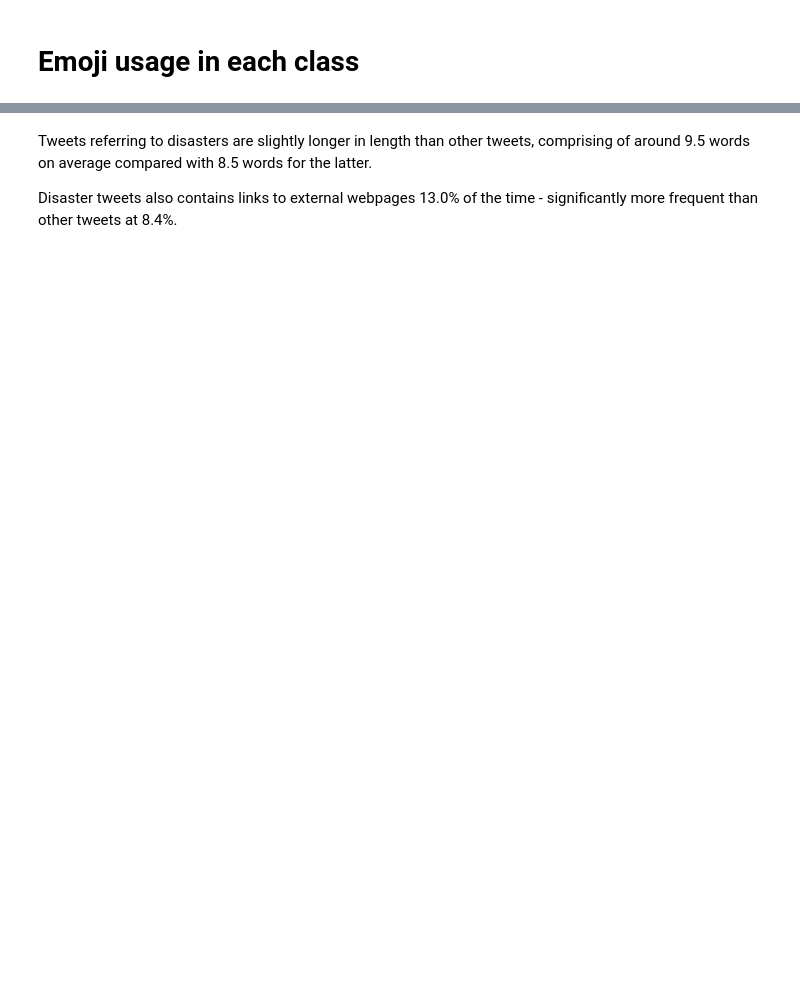
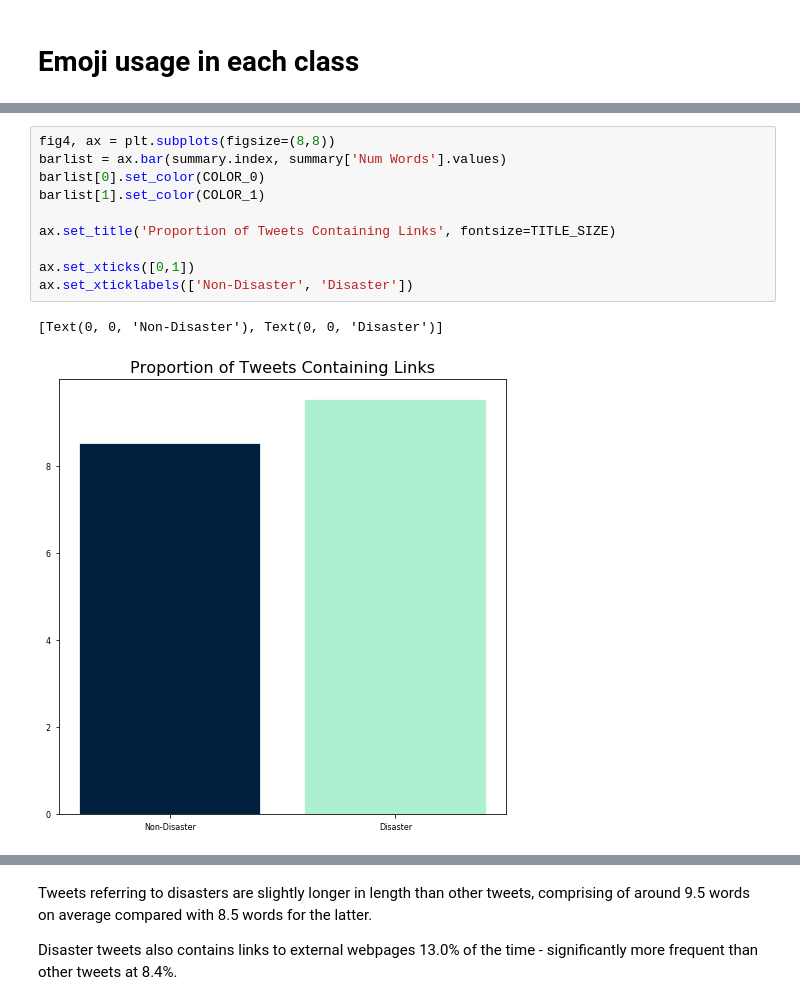
Before and after one commit to vegarab/aml-twitter-fakeornot, a Jupyter notebook: Notebooks/quantitative-stats.ipynb, the cells around one changed output, grey strips where cells are left out. Drawn from its saved outputs; the diff is of its cells as text; blank space fills up the shorter version.

```diff
--- a/Notebooks/quantitative-stats.ipynb
+++ b/Notebooks/quantitative-stats.ipynb
@@ -110,0 +132,13 @@ df.groupby('y').mean()
+# %%
+fig4, ax = plt.subplots(figsize=(8,8))
+barlist = ax.bar(summary.index, summary['Num Words'].values)
+barlist[0].set_color(COLOR_0)
+barlist[1].set_color(COLOR_1)
+
+ax.set_title('Proportion of Tweets Containing Links', fontsize=TITLE_SIZE)
+
+ax.set_xticks([0,1])
+ax.set_xticklabels(['Non-Disaster', 'Disaster'])
+# %% [output]
+[Text(0, 0, 'Non-Disaster'), Text(0, 0, 'Disaster')]
+[figure, added]
```
Also changed, not shown: parts of 19 cells of this notebook, 1 other file.
